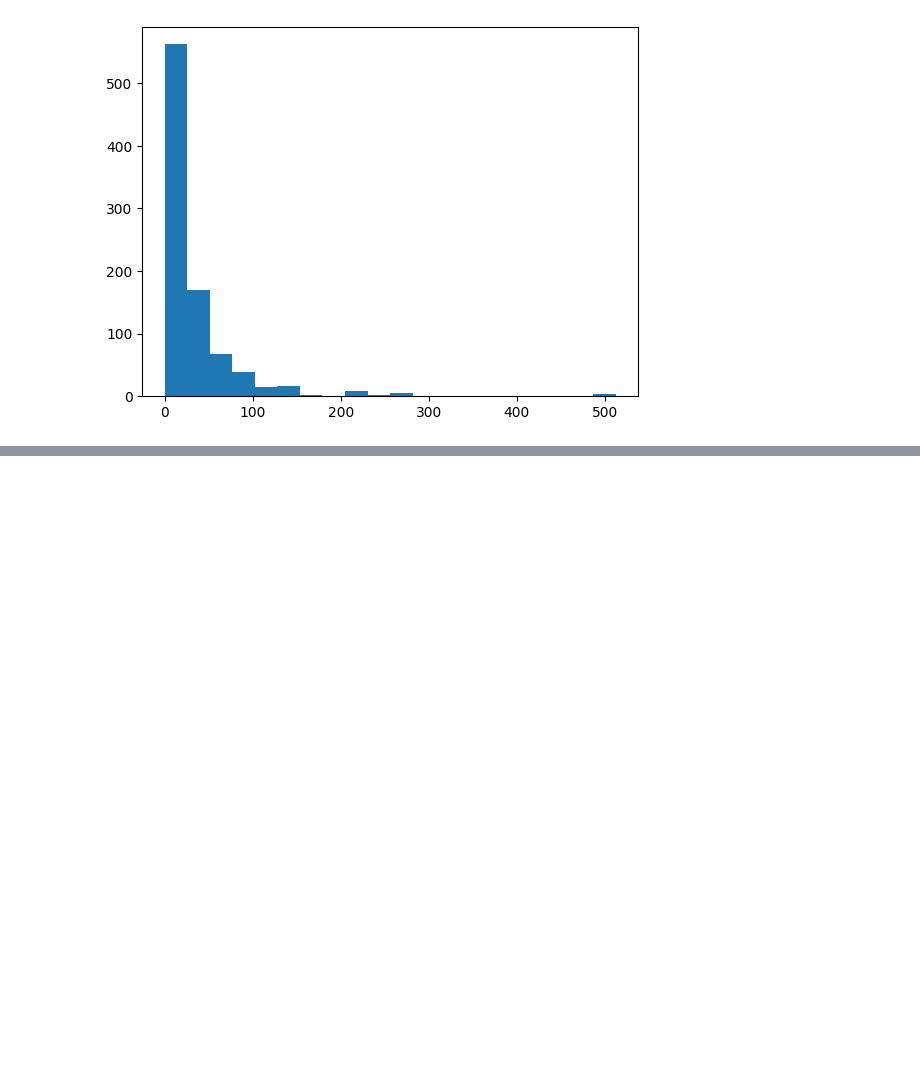
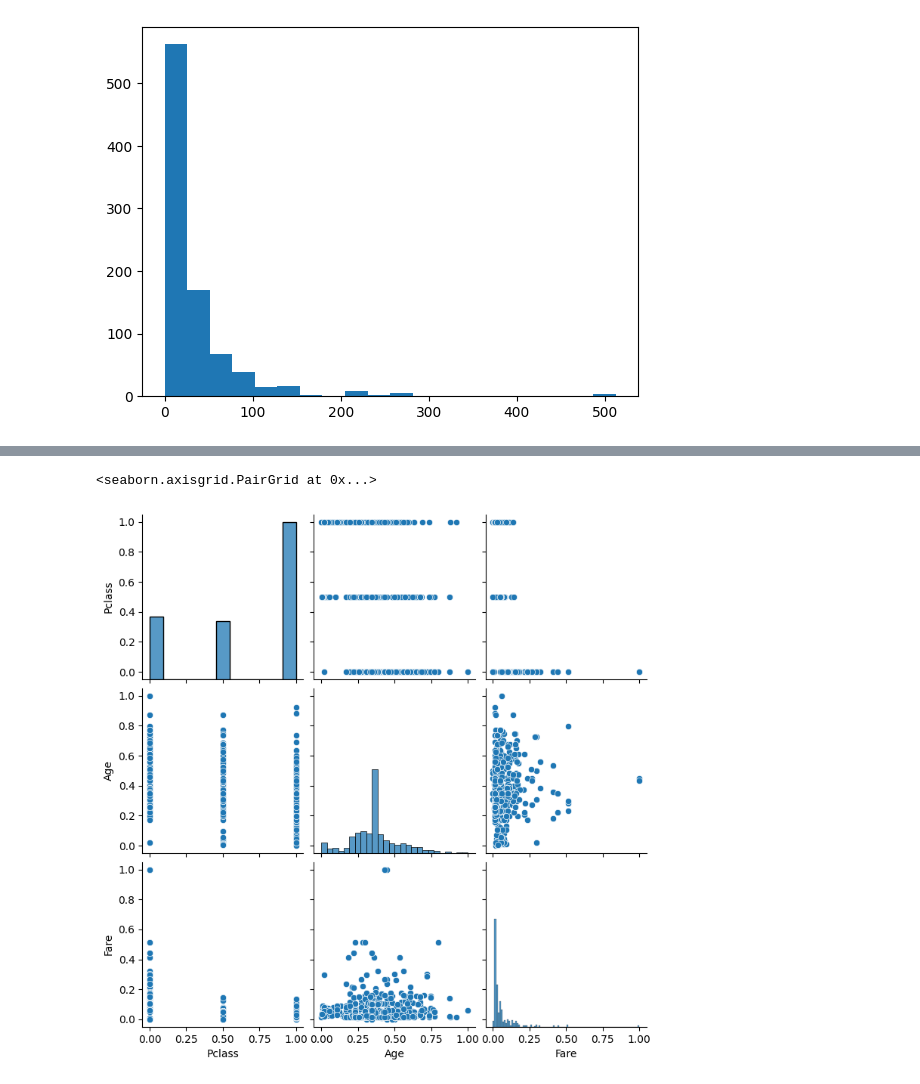
Before and after one commit to KrishnaSA05/Machine-Learning, a Jupyter notebook: Stats and Probablity/all_types_feature_transformation.ipynb, the cells around one changed output, grey strips where cells are left out. Cells and saved outputs as stored; diff of their text form; code cells hidden in the pictures; blank space fills up the shorter version.

Commit message:
[+] Implemented Min-Max Scaler (Normalization) technique

```diff
--- a/Stats and Probablity/all_types_feature_transformation.ipynb
+++ b/Stats and Probablity/all_types_feature_transformation.ipynb
@@ -194,0 +208,9 @@ plt.hist(df['Fare'],bins=20)
+# %%
+from sklearn.model_selection import train_test_split
+X_train, X_test, y_train, y_test = train_test_split(X, y, test_size=0.33, random_state=42)
+# %%
+from sklearn.preprocessing import MinMaxScaler
+import seaborn as sns
+min_max=MinMaxScaler()
+df_minmax = pd.DataFrame(min_max.fit_transform(X_train), columns=X_train.columns)
+df_minmax.head()
@@ -194,0 +224,5 @@ plt.hist(df['Fare'],bins=20)
+# %%
+sns.pairplot(df_minmax)
+# %% [output]
+<seaborn.axisgrid.PairGrid at 0x...>
+[figure, added]
```
Also changed, not shown: parts of 6 cells of this notebook.
